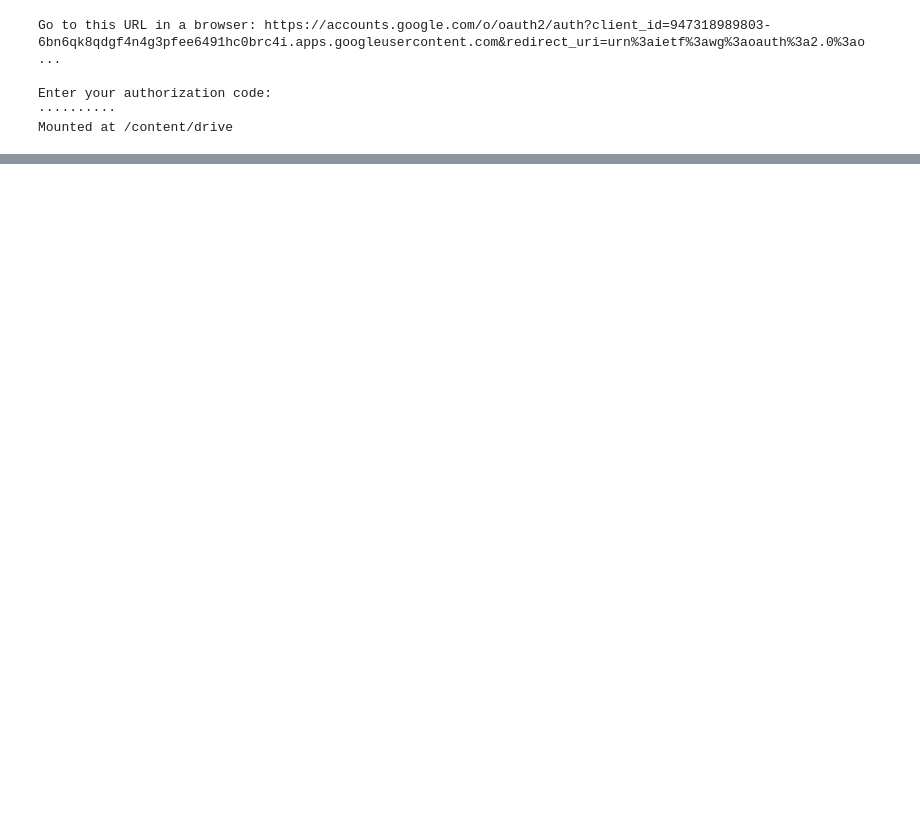
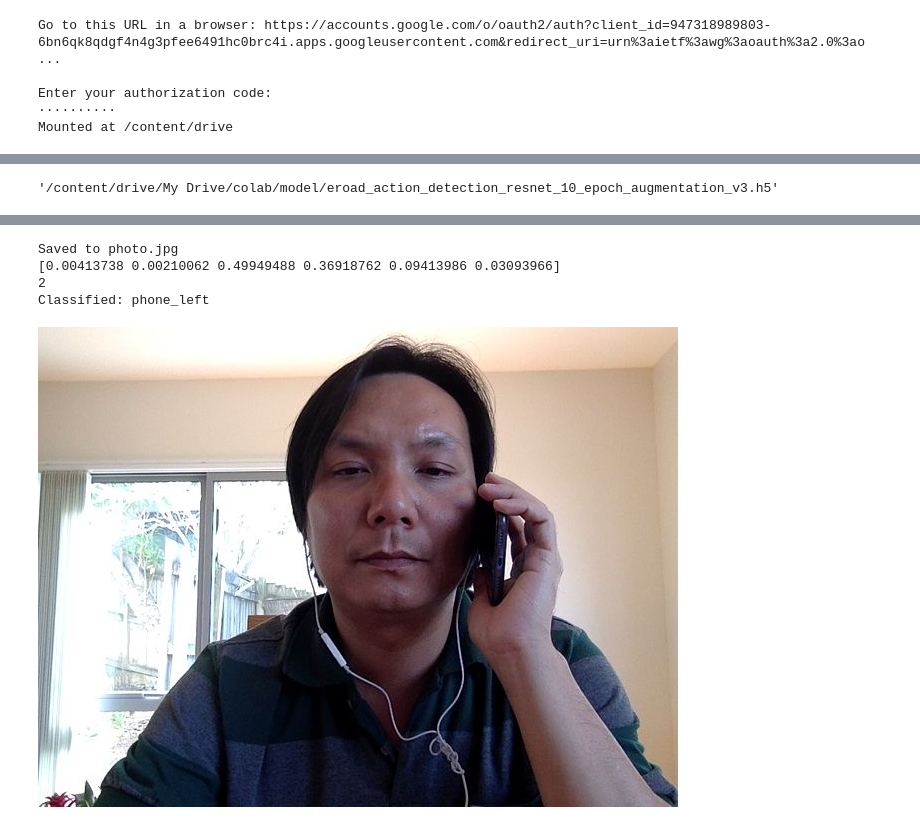
Before and after one commit to cathay/cnn, a Jupyter notebook: eroad_driver_action_detection.ipynb, the cells around one changed output, grey strips where cells are left out. Saved outputs shown, nothing was run; the diff lists cells and outputs as text; code cells hidden in the pictures; blank space fills up the shorter version.

```diff
--- a/eroad_driver_action_detection.ipynb
+++ b/eroad_driver_action_detection.ipynb
@@ -181,7 +192,7 @@ learning_rate_reduction = ReduceLROnPlateau(monitor='val_acc',
                                             verbose=1,
                                             factor=0.5,
                                             min_lr=0.0001)
-EPOCHS=10
+EPOCHS=20
 BATCH_SIZE=32
 callbacks = [learning_rate_reduction]
 
@@ -223,7 +237,9 @@ Epoch 6/10
 # %%
-MODEL_FILE_NAME = 'eroad_action_detection_resnet_10_epoch_augmentation.h5'
+MODEL_FILE_NAME = 'eroad_action_detection_resnet_10_epoch_augmentation_v3.h5'
 model.save(MODEL_FILE_NAME)
 shutil.copyfile(MODEL_FILE_NAME, DRIVE_PATH + 'model/'+ MODEL_FILE_NAME)
+# %% [output]
+'/content/drive/My Drive/colab/model/eroad_action_detection_resnet_10_epoch_augmentation_v3.h5'
 # %%
 from IPython.display import display, Javascript
 from google.colab.output import eval_js
@@ -268,6 +284,8 @@ def take_photo(filename='photo.jpg', quality=0.8):
     f.write(binary)
   return filename
 # %%
+
+
 label_map = {
     0: 'normal',
     1: 'drinking',
@@ -282,8 +300,9 @@ try:
   filename = take_photo()
   print('Saved to {}'.format(filename))
 
-  img = get_im_cv2(filename, IMAGE_WIDTH, IMAGE_HEIGHT)
-
+  #img = get_im_cv2(filename, IMAGE_WIDTH, IMAGE_HEIGHT)
+  img = get_center_roi(cv2.imread(filename))
+  img = imutils.resize(img, width=224)
   x_predict=[]
   x_predict.append(img)
   x_predict = np.array(x_predict, dtype=np.uint8)
@@ -301,3 +320,4 @@ except Exception as err:
   # Errors will be thrown if the user does not have a webcam or if they do not
   # grant the page permission to access it.
   print(str(err))
+# %% [output]
@@ -303,0 +325,5 @@ except Exception as err:
+Saved to photo.jpg
+[0.00413738 0.00210062 0.49949488 0.36918762 0.09413986 0.03093966]
+2
+Classified: phone_left
+[figure, added]
```
Also changed, not shown: parts of 4 cells of this notebook.
